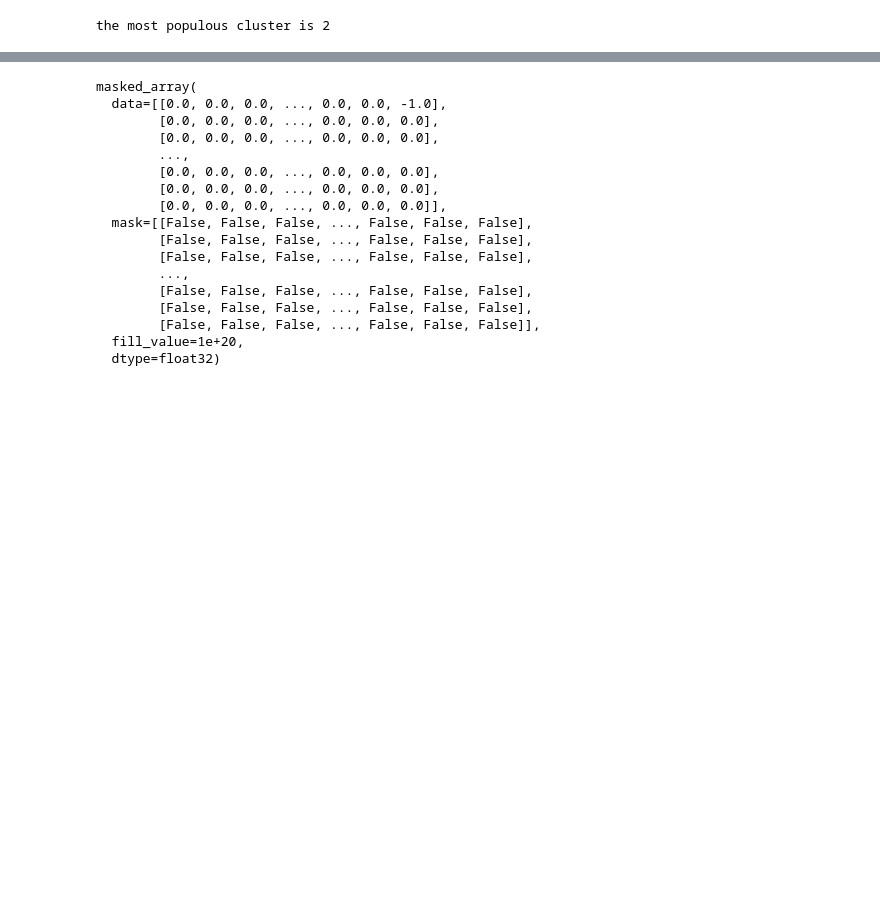
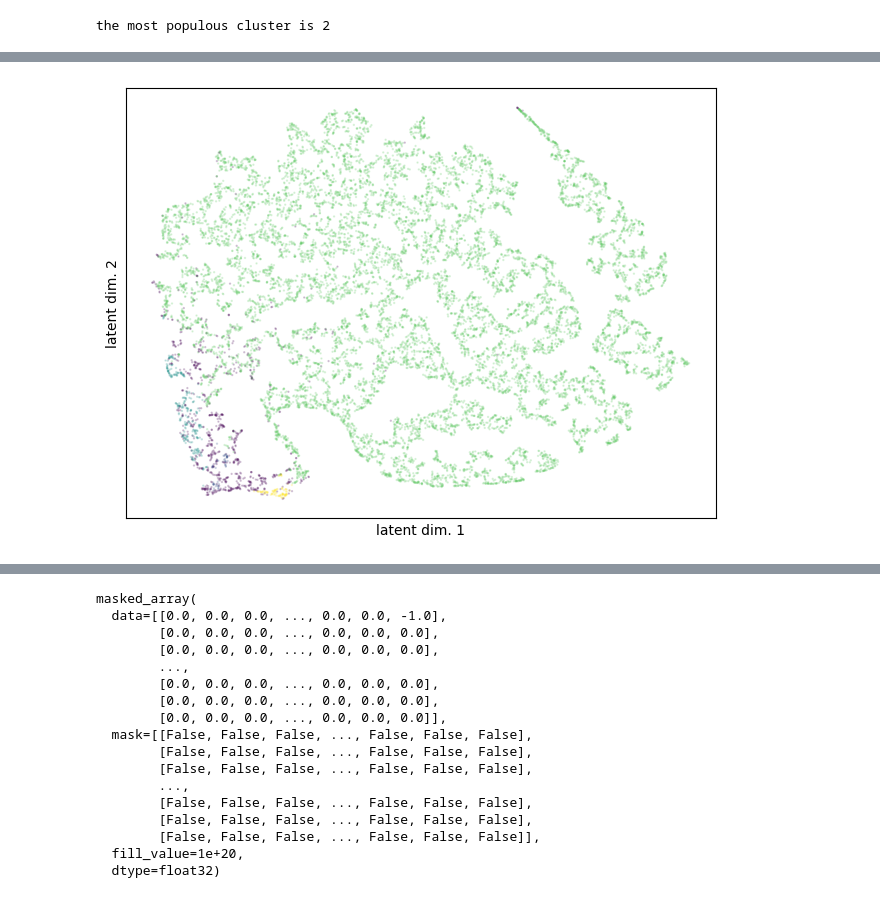
Before and after one commit to ekepes112/libs_segmentation, a Jupyter notebook: notebooks/EXP_fullSpectralClustering.ipynb, the cells around one changed output, grey strips where cells are left out. Cells and saved outputs as stored; diff of their text form; code cells hidden in the pictures; blank space fills up the shorter version.

```diff
--- a/notebooks/EXP_fullSpectralClustering.ipynb
+++ b/notebooks/EXP_fullSpectralClustering.ipynb
@@ -49,4 +50,7 @@ dist_matrix = cosine_distances(map_data.spectra[::STEP_SIZE,:])
 dist_matrix = dist_matrix.astype(np.float64)
 
 pca_scores = pca_model.fit_transform(map_data.spectra[::STEP_SIZE,:])
+# %%
+tsne = TSNE(n_components=2, perplexity=30, learning_rate=200)
+tsne_embedding = tsne.fit_transform(map_data.spectra[::STEP_SIZE,:])
 # %%
@@ -148,3 +170,10 @@ plot_pca_scores(
+# %%
+plot_embedding(
+    tsne_embedding,
+    colors=plot_labels
+)
+# %% [output]
+[figure, added]
 # %%
 plot_data = np.zeros_like(
     np.arange(map_data.metadata.get('spectra'))
```
Also changed, not shown: parts of 6 cells of this notebook.
